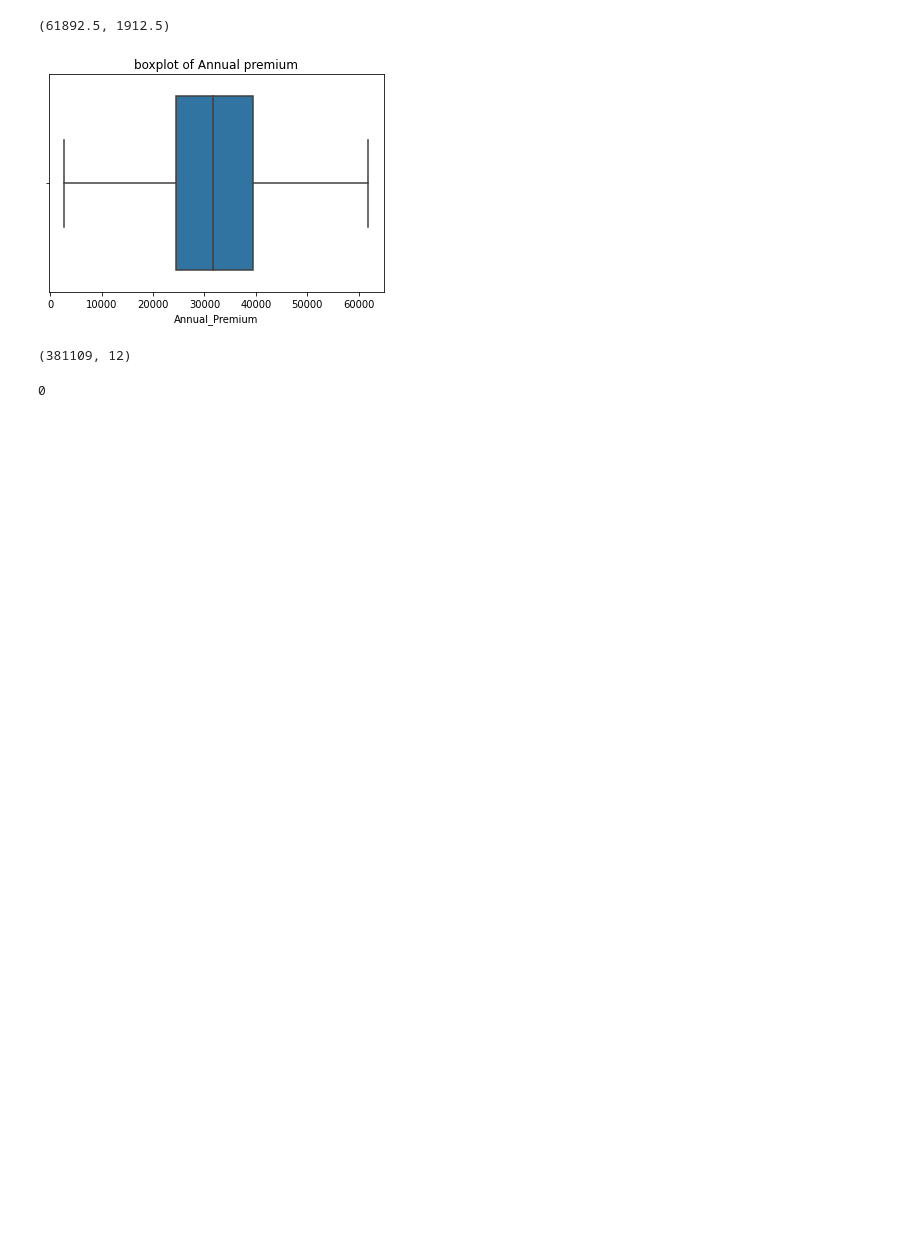
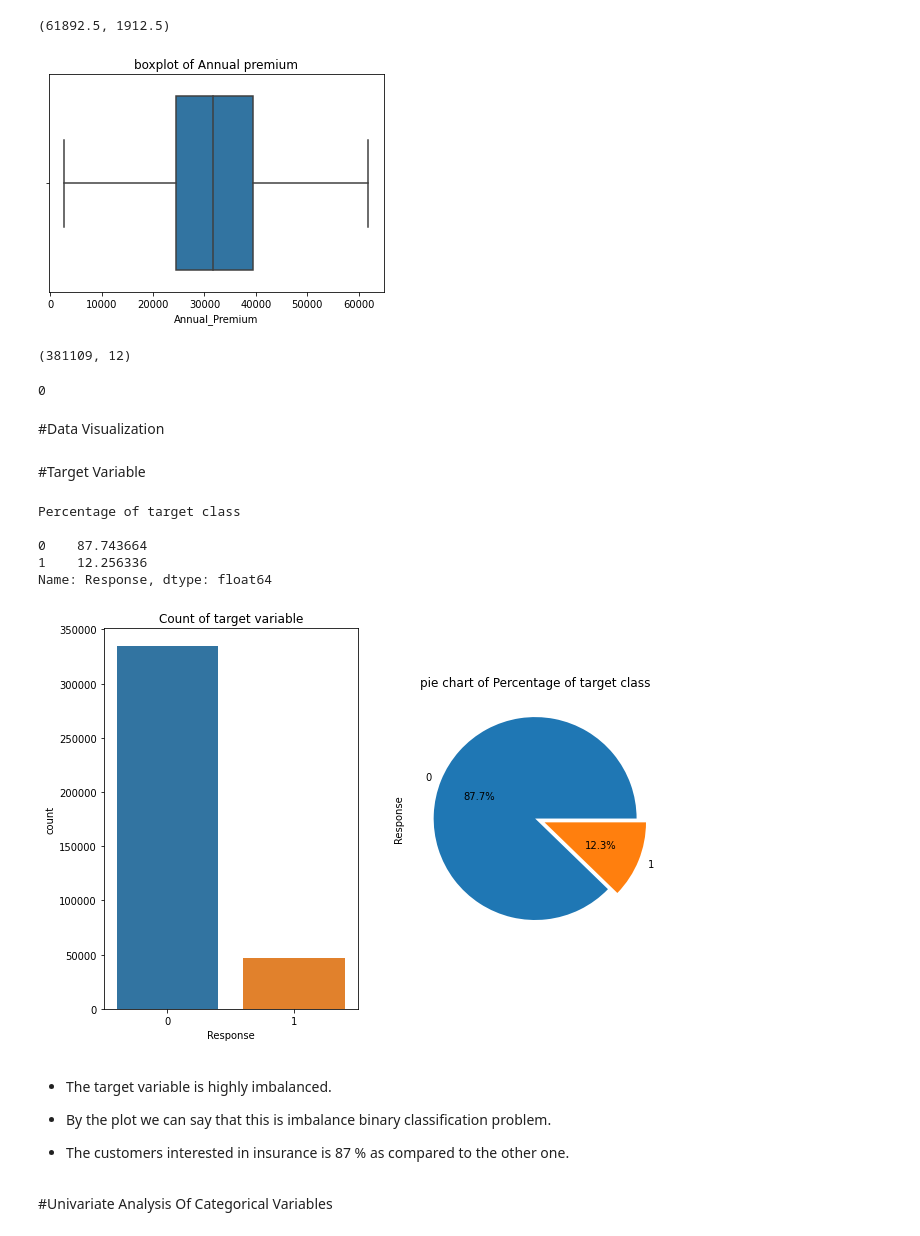
Before and after one commit to sapanapawar/Health-Insurance-Cross-Sell-Prediction, a Jupyter notebook: HEALTH_INSURANCE_CROSS_SELL_PREDICTION.ipynb, the cells around one changed output. Drawn from its saved outputs; the diff is of its cells as text; code cells hidden in the pictures; blank space fills up the shorter version.

Commit message:
Data Visualization

```diff
--- a/HEALTH_INSURANCE_CROSS_SELL_PREDICTION.ipynb
+++ b/HEALTH_INSURANCE_CROSS_SELL_PREDICTION.ipynb
@@ -244,3 +244,35 @@ df.shape
 df['Annual_Premium'].isnull().sum()
 # %% [output]
 0
+# %% [markdown]
+#Data Visualization
+# %% [markdown]
+#Target Variable
+# %%
+#Plotting the count of Response
+plt.subplot(1, 2, 1)
+sns.countplot(df['Response'])
+plt.title("Count of target variable")
+
+#Plotting the percentage of Response
+plt.subplot(1,2,2)
+count = df['Response'].value_counts()
+count.plot.pie(autopct = '%1.1f%%', figsize = (10,7),explode = [0,0.1], title = "pie chart of Percentage of target class")
+print( "Percentage of target class\n")
+print(df['Response'].value_counts()/len(df)*100)
+# %% [output]
+Percentage of target class
+
+0    87.743664
+1    12.256336
+Name: Response, dtype: float64
+[figure, added]
+# %% [markdown]
+
+*   The target variable is highly imbalanced.
+
+*   By the plot we can say that this is imbalance binary classification problem.
+
+*   The customers interested in insurance is 87 % as compared to the other one.
+# %% [markdown]
+#Univariate Analysis Of Categorical Variables
```
Also changed, not shown: parts of 23 cells of this notebook.
